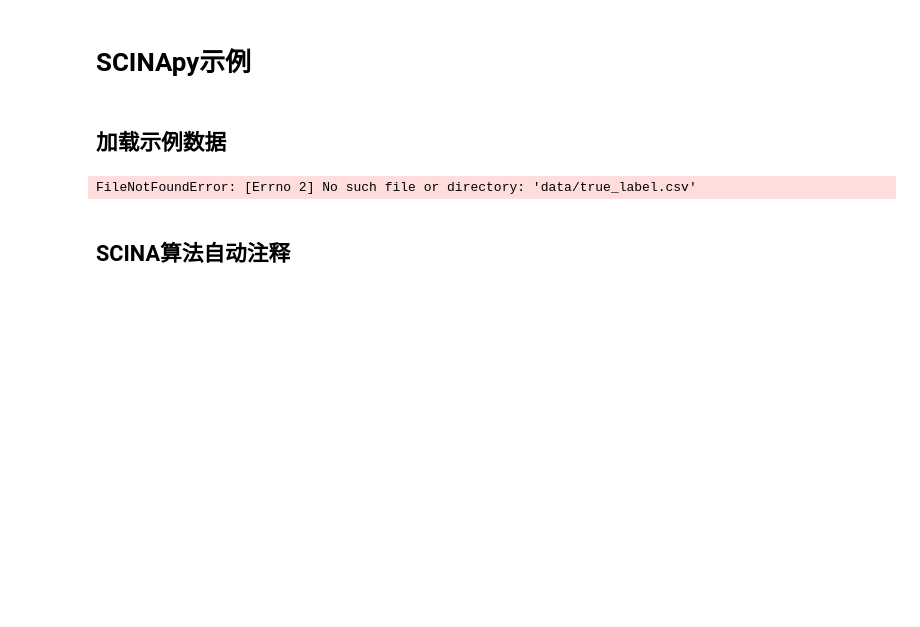
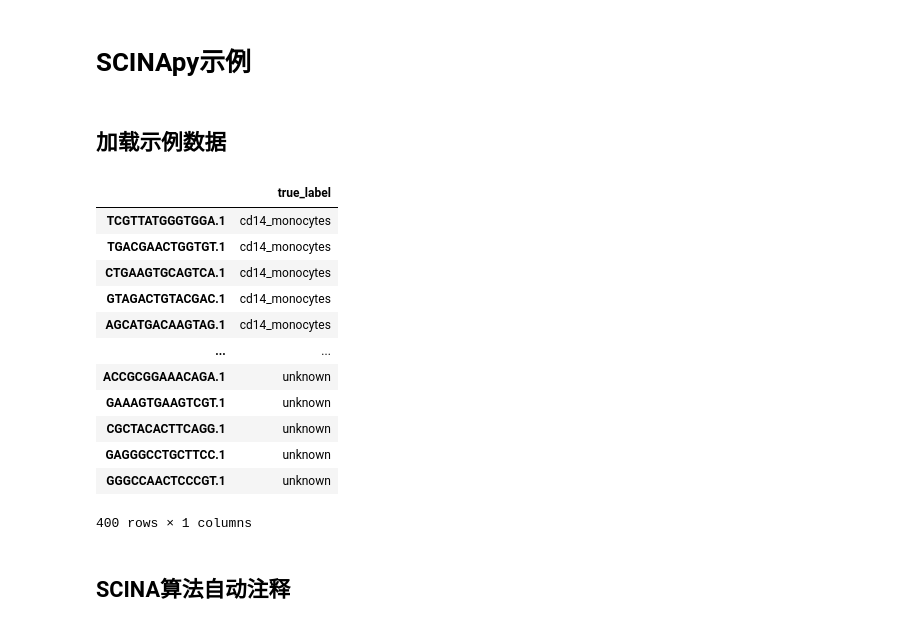
Before and after one commit to hwr9912/SCINApy, a Jupyter notebook: example.ipynb, the cells around one changed output. Saved outputs shown, nothing was run; the diff lists cells and outputs as text; code cells hidden in the pictures; blank space fills up the shorter version.

```diff
--- a/example.ipynb
+++ b/example.ipynb
@@ -5,10 +5,22 @@
 # %%
 from SCINApy import load_sample_data
 
-adata, signatures, true_label = load_sample_data()
-adata
+adata, signatures = load_sample_data()
+adata.obs
 # %% [output]
+|  | true_label |
+| TCGTTATGGGTGGA.1 | cd14_monocytes |
+| TGACGAACTGGTGT.1 | cd14_monocytes |
+| CTGAAGTGCAGTCA.1 | cd14_monocytes |
+| GTAGACTGTACGAC.1 | cd14_monocytes |
+| AGCATGACAAGTAG.1 | cd14_monocytes |
+| ... | ... |
+| ACCGCGGAAACAGA.1 | unknown |
+| GAAAGTGAAGTCGT.1 | unknown |
+| CGCTACACTTCAGG.1 | unknown |
+| GAGGGCCTGCTTCC.1 | unknown |
+| GGGCCAACTCCCGT.1 | unknown |
-FileNotFoundError: [Errno 2] No such file or directory: 'data/true_label.csv'
+400 rows × 1 columns
 # %% [markdown]
 ## SCINA算法自动注释
 # %%
```
Also changed, not shown: parts of 3 cells of this notebook, 5 other files.
